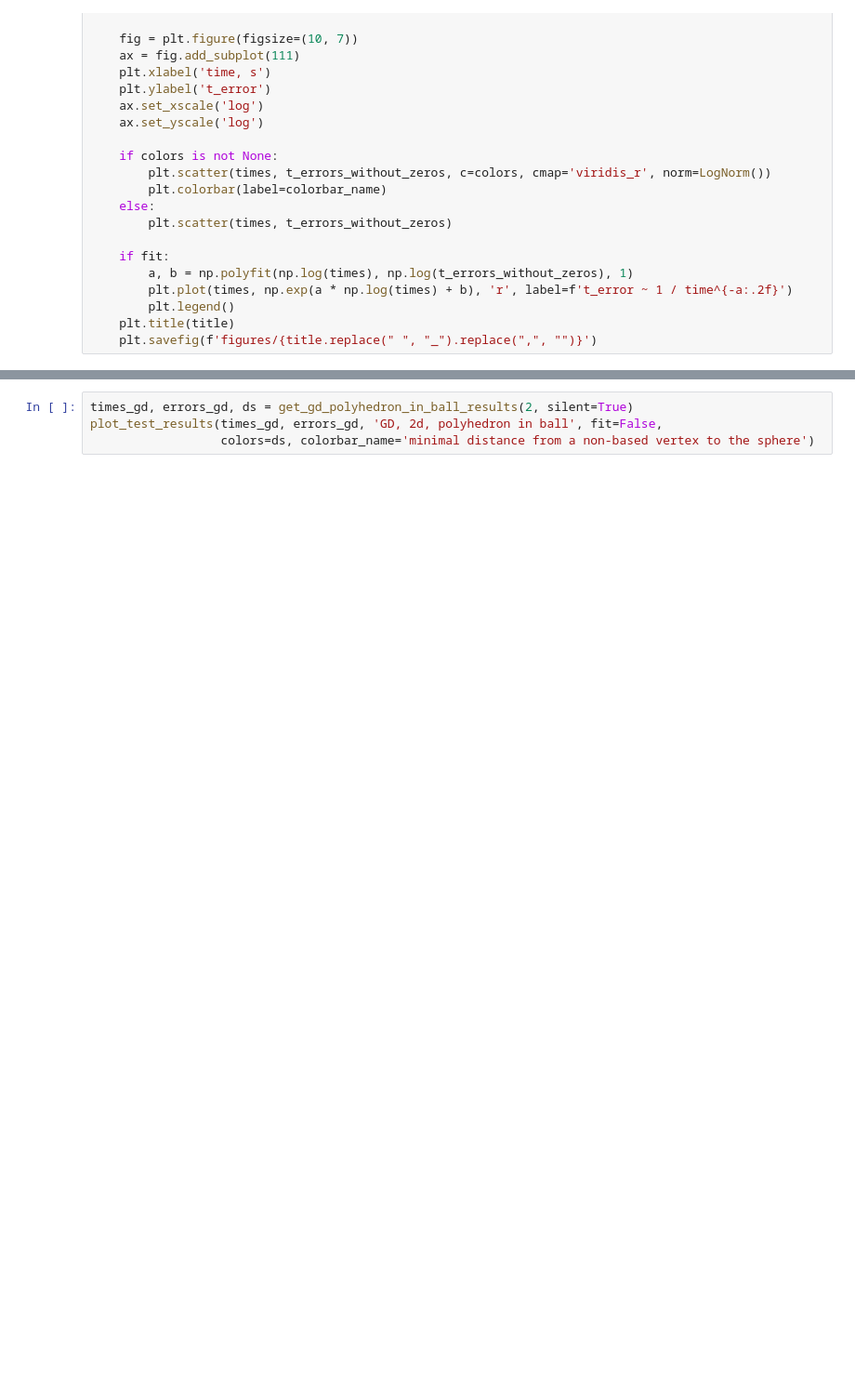
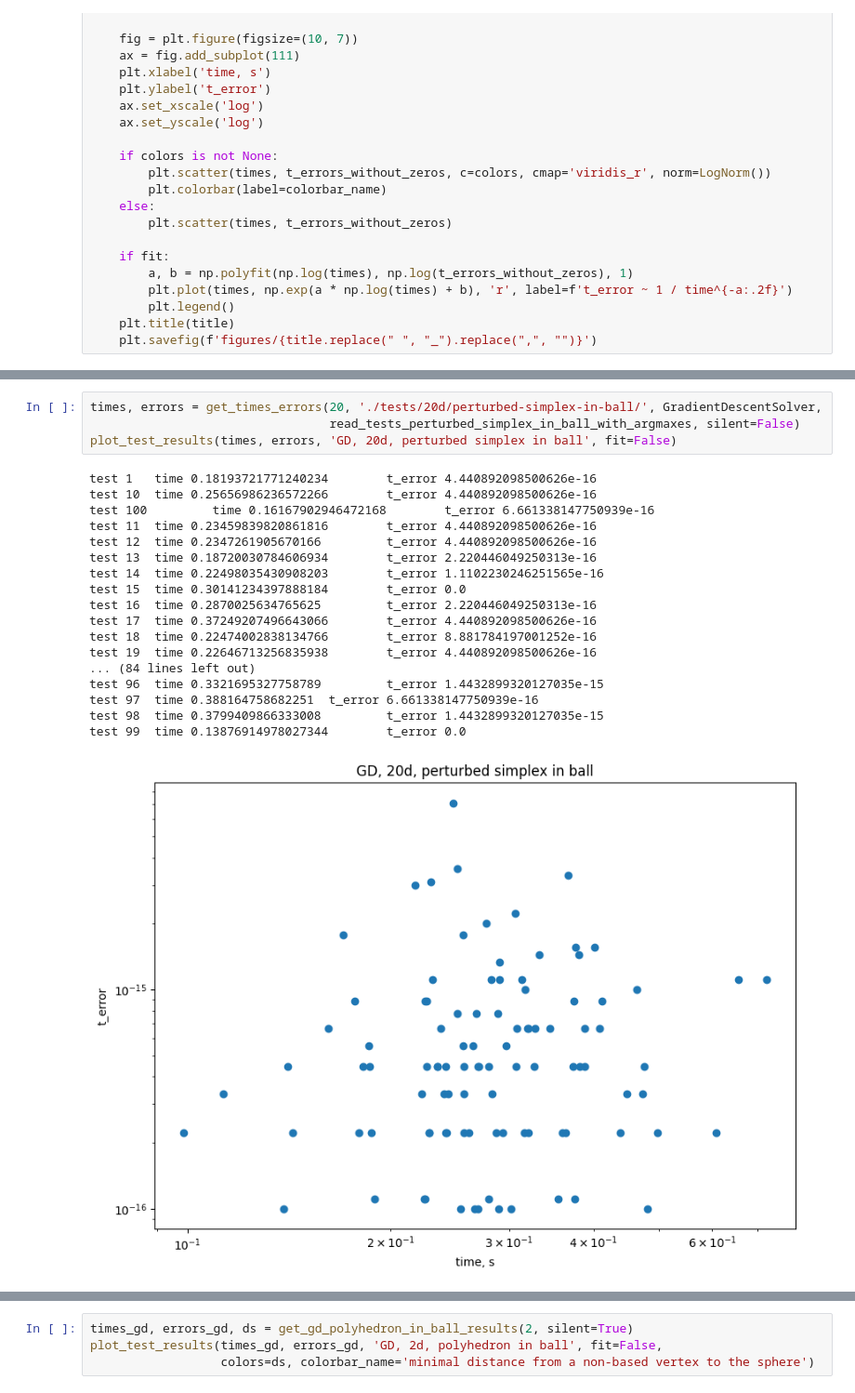
Before and after one commit to Paul566/GraduateThesis, a Jupyter notebook: nb.ipynb, the cells around one changed output, grey strips where cells are left out. Shown at 93% size. Saved outputs shown, nothing was run; the diff lists cells and outputs as text; blank space fills up the shorter version.

```diff
--- a/nb.ipynb
+++ b/nb.ipynb
@@ -99,0 +138,23 @@ def get_gd_polyhedron_in_ball_results(dimension: int, silent=True) -> tp.Tuple[n
+# %%
+times, errors = get_times_errors(20, './tests/20d/perturbed-simplex-in-ball/', GradientDescentSolver,
+                                 read_tests_perturbed_simplex_in_ball_with_argmaxes, silent=False)
+plot_test_results(times, errors, 'GD, 20d, perturbed simplex in ball', fit=False)
+# %% [output]
+test 1   time 0.18193721771240234        t_error 4.440892098500626e-16
+test 10  time 0.25656986236572266        t_error 4.440892098500626e-16
+test 100         time 0.16167902946472168        t_error 6.661338147750939e-16
+test 11  time 0.23459839820861816        t_error 4.440892098500626e-16
+test 12  time 0.2347261905670166         t_error 4.440892098500626e-16
+test 13  time 0.18720030784606934        t_error 2.220446049250313e-16
+test 14  time 0.22498035430908203        t_error 1.1102230246251565e-16
+test 15  time 0.30141234397888184        t_error 0.0
+test 16  time 0.2870025634765625         t_error 2.220446049250313e-16
+test 17  time 0.37249207496643066        t_error 4.440892098500626e-16
+test 18  time 0.22474002838134766        t_error 8.881784197001252e-16
+test 19  time 0.22646713256835938        t_error 4.440892098500626e-16
+... (84 lines left out)
+test 96  time 0.3321695327758789         t_error 1.4432899320127035e-15
+test 97  time 0.388164758682251  t_error 6.661338147750939e-16
+test 98  time 0.3799409866333008         t_error 1.4432899320127035e-15
+test 99  time 0.13876914978027344        t_error 0.0
+[figure, added]
```
Also changed, not shown: parts of 12 cells of this notebook, 11 other files.
